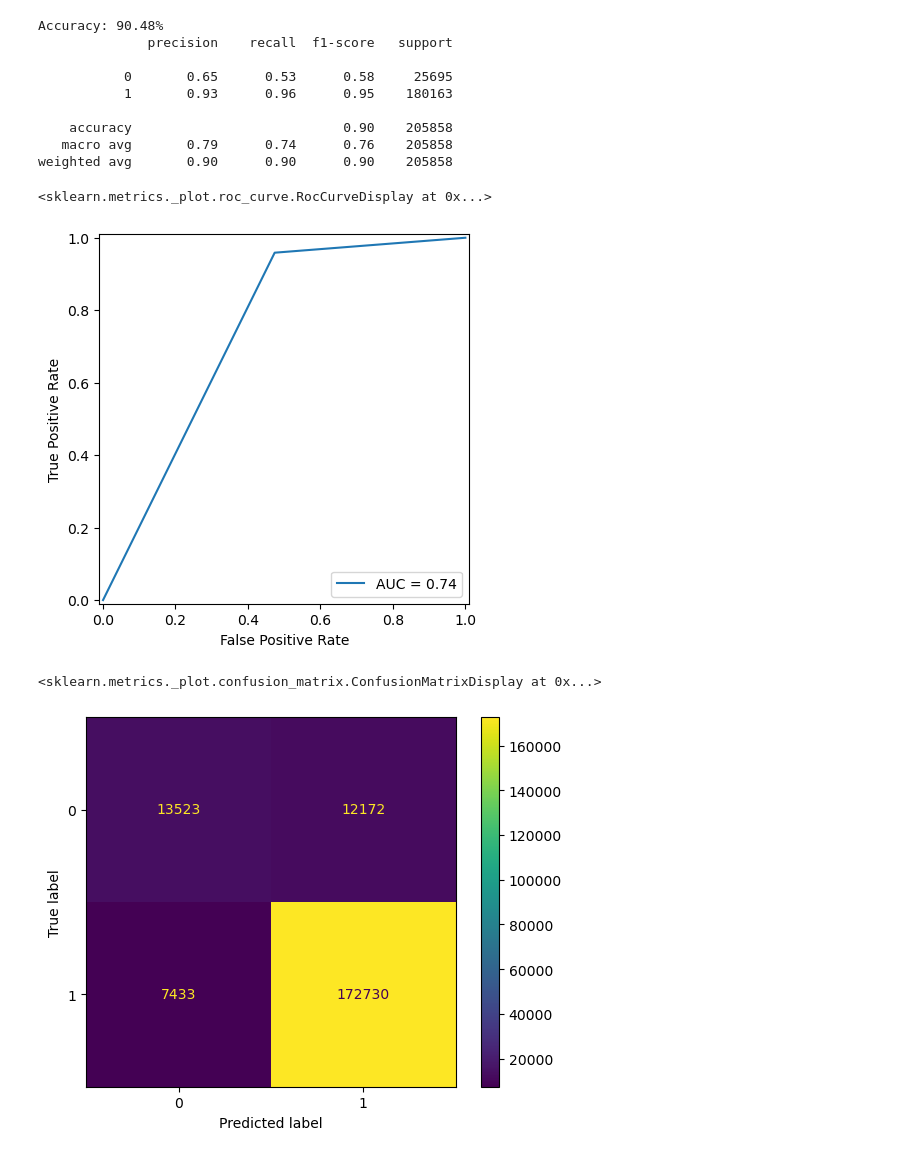
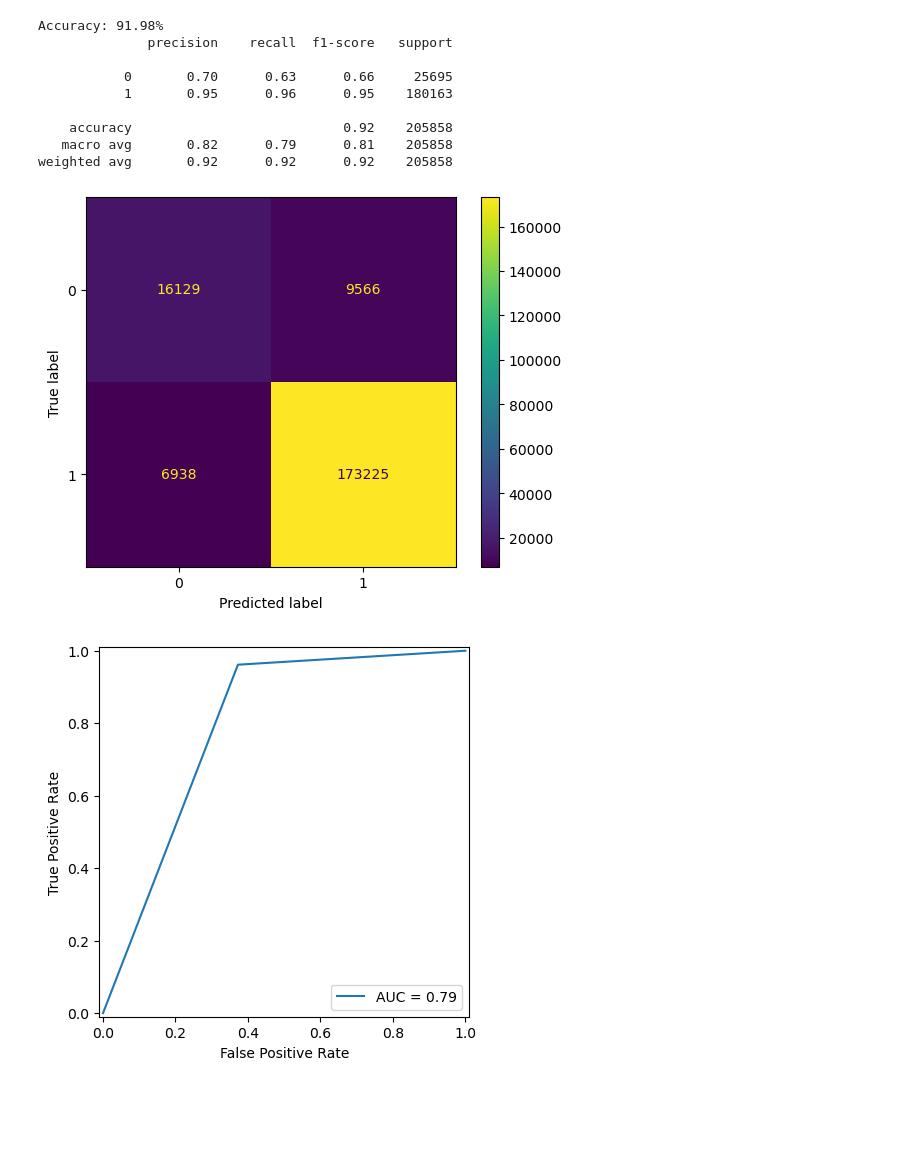
Before and after one commit to heejuHwang/sentiment-analysis-amazon-review, a Jupyter notebook: supervised-learning.ipynb, the cells around one changed output. Saved outputs shown, nothing was run; the diff lists cells and outputs as text; code cells hidden in the pictures; blank space fills up the shorter version.

```diff
--- a/supervised-learning.ipynb
+++ b/supervised-learning.ipynb
@@ -27,4 +20,0 @@ X_test = vectorizer.transform(X_test)
-# %%
-MNB = MultinomialNB()
-
-MNB.fit(X_train, y_train)
@@ -33,31 +28,37 @@ MultinomialNB()
+# %%
+X_train = train_dataset['title'] + " " + train_dataset['text']
+X_val = val_dataset['title'] + " " + val_dataset['text']
+X_test = test_dataset['title'] + " " + test_dataset['text']
+# %%
+def plot_roc_curve(y_true, y_score):
+    fpr, tpr, _ = roc_curve(y_true, y_score)
+    roc_plot = RocCurveDisplay(fpr=fpr, tpr=tpr, roc_auc=auc(fpr, tpr))
+    roc_plot.plot()
 # %%
-y_pred = MNB.predict(X_test)
+def train_clf(pipe, X_train, y_train, X_test, y_test):
+    pipe.fit(X_train, y_train)
+    y_pred = pipe.predict(X_test)
 
-accuracy = accuracy_score(y_test, y_pred)
-print(f"Accuracy: {accuracy * 100:.2f}%")
-print(classification_report(y_test, y_pred))
+    accuracy = accuracy_score(y_test, y_pred)
+    print(f"Accuracy: {accuracy * 100:.2f}%")
+    print(classification_report(y_test, y_pred))
+    ConfusionMatrixDisplay(confusion_matrix=confusion_matrix(y_test, y_pred)).plot()
+    plot_roc_curve(y_test, y_pred)
-# %% [output]
-Accuracy: 90.48%
-              precision    recall  f1-score   support
-
-           0       0.65      0.53      0.58     25695
-           1       0.93      0.96      0.95    180163
-
-    accuracy                           0.90    205858
-   macro avg       0.79      0.74      0.76    205858
-weighted avg       0.90      0.90      0.90    205858
-# %%
-fpr, tpr, _ = roc_curve(y_test, y_pred)
-roc_auc = metrics.auc(fpr, tpr)
-roc_plot = RocCurveDisplay(fpr=fpr, tpr=tpr, roc_auc=roc_auc)
-roc_plot.plot()
-# %% [output]
-<sklearn.metrics._plot.roc_curve.RocCurveDisplay at 0x...>
-[figure, removed]
-# %%
-cm = confusion_matrix(y_test, y_pred)
-cm_plot = ConfusionMatrixDisplay(confusion_matrix=cm)
-cm_plot.plot()
-# %% [output]
-<sklearn.metrics._plot.confusion_matrix.ConfusionMatrixDisplay at 0x...>
-[figure, removed]
+# %%
+cnt_pipe = Pipeline([
+    ('vect', CountVectorizer()),
+    ('clf', MultinomialNB(alpha=1.0)),
+])
+train_clf(cnt_pipe, X_train, y_train, X_test, y_test)
+# %% [output]
+Accuracy: 91.98%
+              precision    recall  f1-score   support
+
+           0       0.70      0.63      0.66     25695
+           1       0.95      0.96      0.95    180163
+
+    accuracy                           0.92    205858
+   macro avg       0.82      0.79      0.81    205858
+weighted avg       0.92      0.92      0.92    205858
+[figure, added]
+[figure, added]
```
Also changed, not shown: parts of 11 cells of this notebook, 2 other files.
